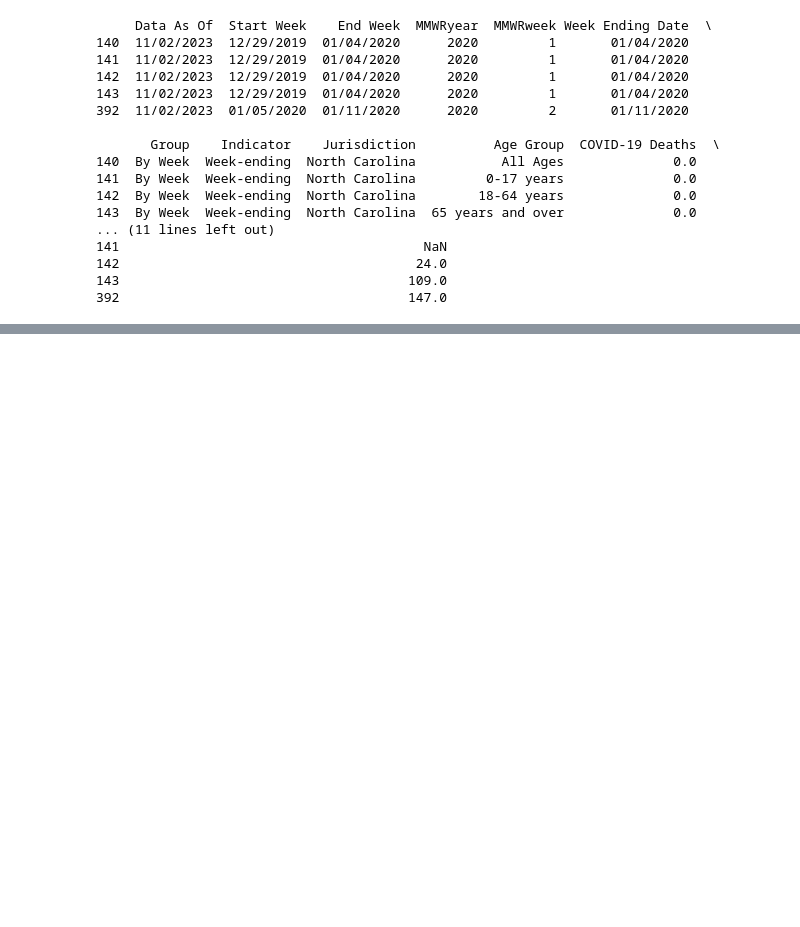
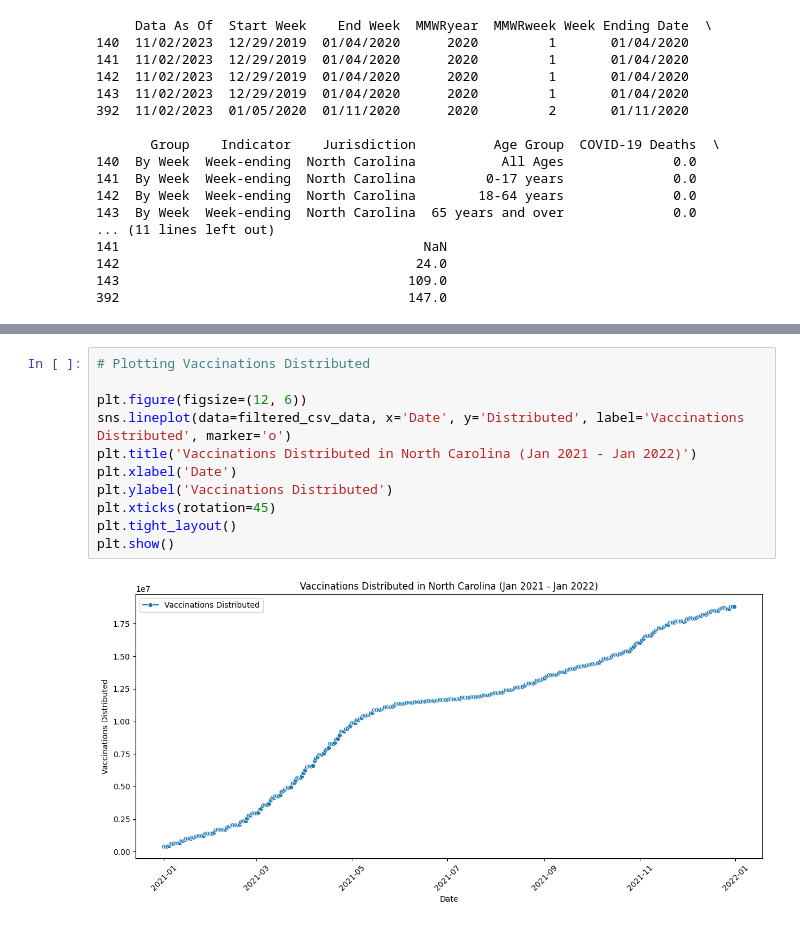
Before and after one commit to kensho-pilkey/CDC, a Jupyter notebook: Testing.ipynb, the cells around one changed output, grey strips where cells are left out. Drawn from its saved outputs; the diff is of its cells as text; blank space fills up the shorter version.

```diff
--- a/Testing.ipynb
+++ b/Testing.ipynb
@@ -53,0 +174,13 @@ type
+# %%
+# Plotting Vaccinations Distributed
+
+plt.figure(figsize=(12, 6))
+sns.lineplot(data=filtered_csv_data, x='Date', y='Distributed', label='Vaccinations Distributed', marker='o')
+plt.title('Vaccinations Distributed in North Carolina (Jan 2021 - Jan 2022)')
+plt.xlabel('Date')
+plt.ylabel('Vaccinations Distributed')
+plt.xticks(rotation=45)
+plt.tight_layout()
+plt.show()
+# %% [output]
+[figure, added]
```
Also changed, not shown: parts of 14 cells of this notebook.
